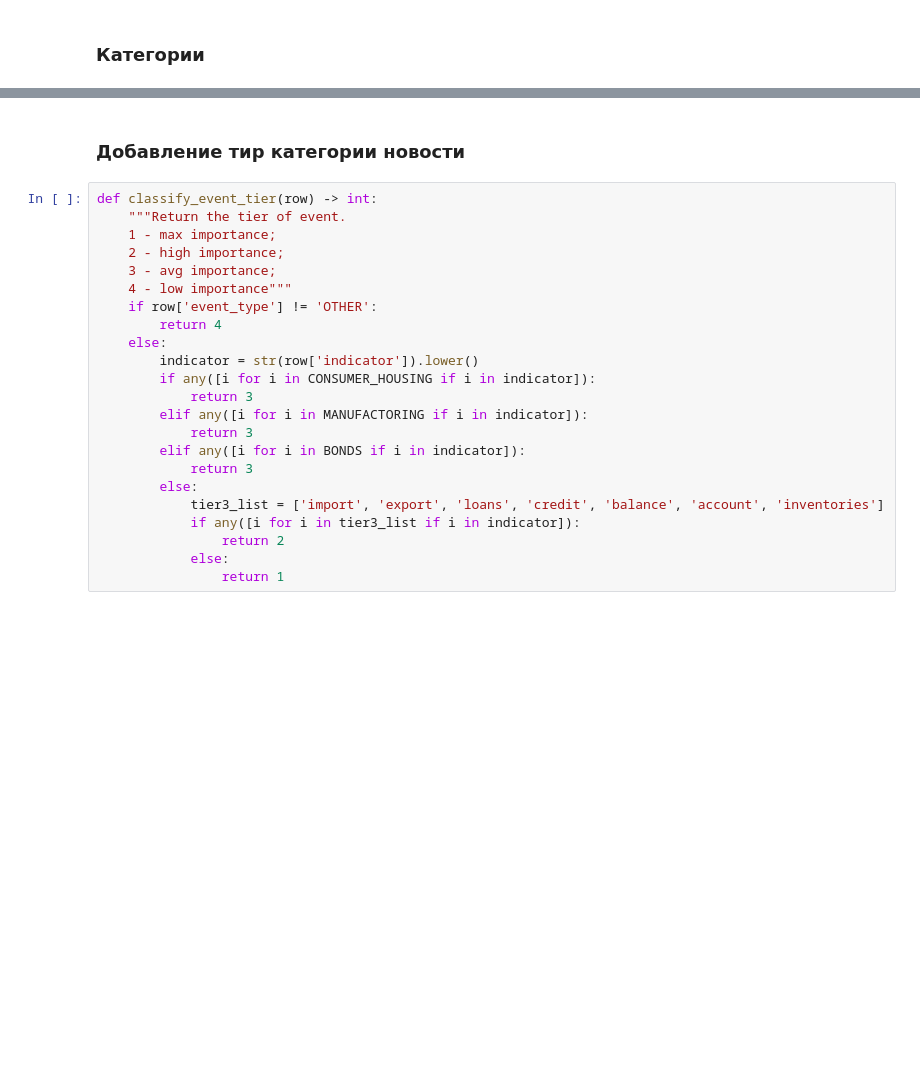
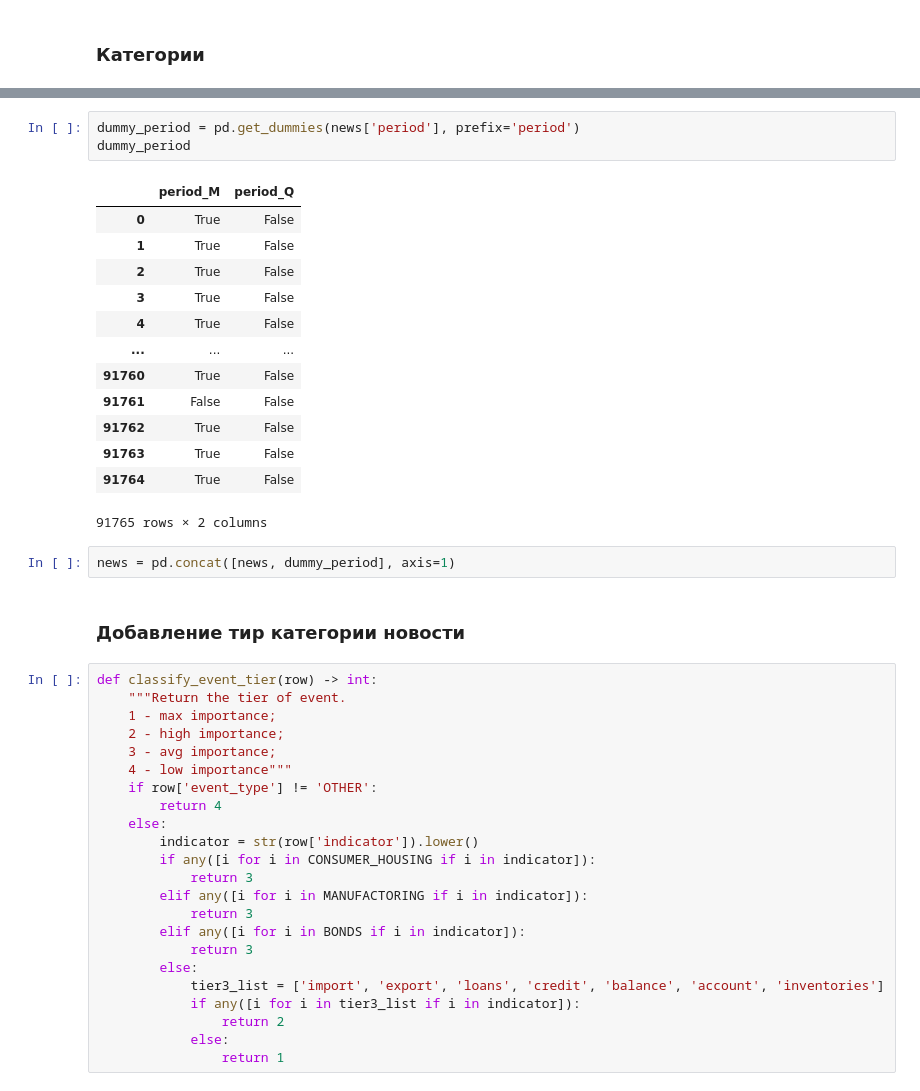
Before and after one commit to ppetrushenkov/fx_news_bot, a Jupyter notebook: notebooks/train_model_pipeline_nb.ipynb, the cells around one changed output, grey strips where cells are left out. Cells and saved outputs as stored; diff of their text form; blank space fills up the shorter version.

Commit message:
need to check model with period feature

```diff
--- a/notebooks/train_model_pipeline_nb.ipynb
+++ b/notebooks/train_model_pipeline_nb.ipynb
@@ -320,6 +320,25 @@ news.head()
 | 2 | 2013-01-06T13:00:00.000Z | EUR | -1 | Inflation Rate MoM Flash | Inflation Rate Mom | DE | prce | NaN | NaN | 0.2 | ... |
 | 3 | 2013-01-17T09:30:00.000Z | GBP | -1 | Retail Sales ex Fuel MoM | Retail Sales Ex Fuel | GB | cnsm | NaN | NaN | NaN | ... |
 | 4 | 2013-01-17T09:30:00.000Z | GBP | -1 | Retail Sales ex Fuel YoY | Retail Sales Ex Fuel | GB | cnsm | NaN | NaN | NaN | ... |
+# %%
+dummy_period = pd.get_dummies(news['period'], prefix='period')
+dummy_period
+# %% [output]
+|  | period_M | period_Q |
+| 0 | True | False |
+| 1 | True | False |
+| 2 | True | False |
+| 3 | True | False |
+| 4 | True | False |
+| ... | ... | ... |
+| 91760 | True | False |
+| 91761 | False | False |
+| 91762 | True | False |
+| 91763 | True | False |
+| 91764 | True | False |
+91765 rows × 2 columns
+# %%
+news = pd.concat([news, dummy_period], axis=1)
 # %% [markdown]
 ### Добавление тир категории новости
 # %%
```
Also changed, not shown: parts of 7 cells of this notebook.
